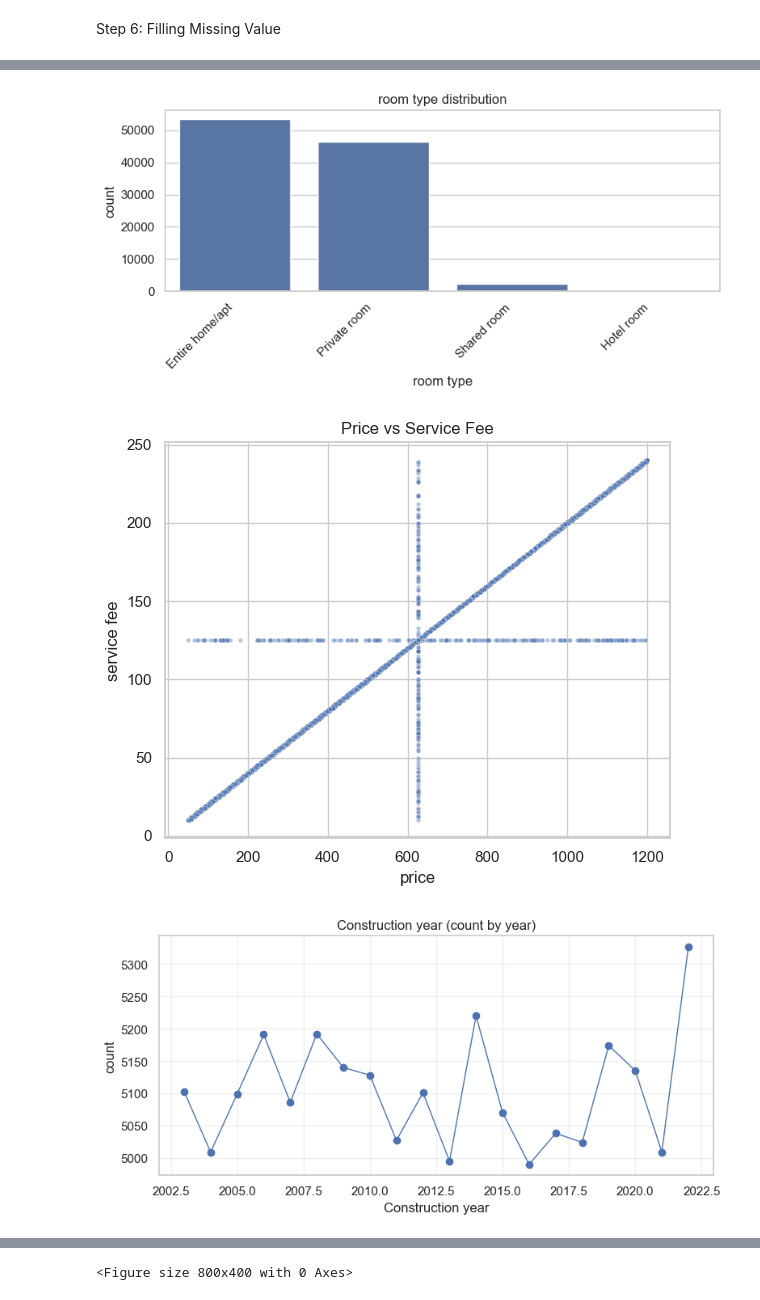
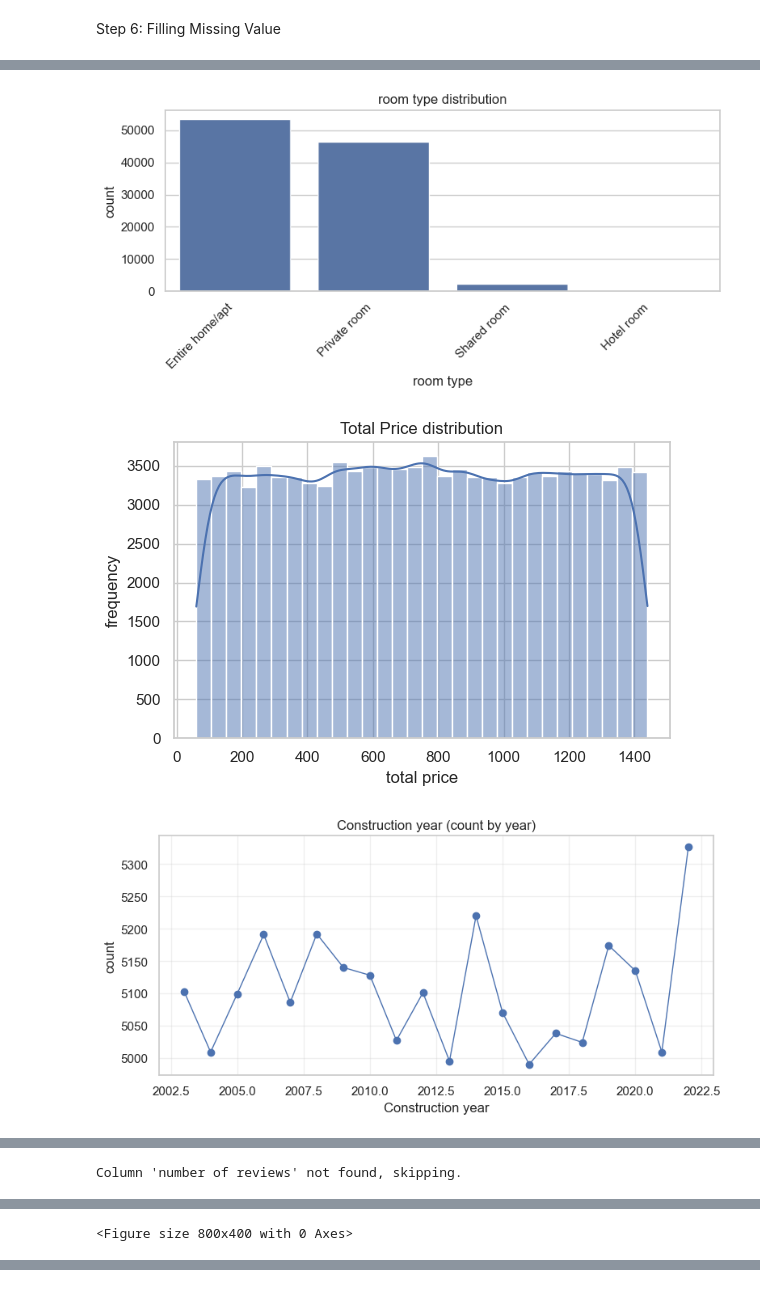
Before and after one commit to x-uaaan/T2530-Airbnb-Open-Data, a Jupyter notebook: data cleaning.ipynb, the cells around one changed output, grey strips where cells are left out. Drawn from its saved outputs; the diff is of its cells as text; code cells hidden in the pictures.

```diff
--- a/data cleaning.ipynb
+++ b/data cleaning.ipynb
@@ -87,5 +143,7 @@ for col in money_cols:
 # %%
 # Fix typos and standardize 'neighbourhood group'
+ng_col = "neighbourhood group"
+
 if ng_col in df.columns:
     ng_series = df[ng_col].astype("string")
     ng_clean_base = ng_series.str.strip()
@@ -180,0 +277,11 @@ missing_summary_after
+# %%
+# Add total price
+price_col = "price"
+fee_col = "service fee"
+if price_col in df.columns and fee_col in df.columns:
+    df[price_col] = pd.to_numeric(df[price_col], errors="coerce")
+    df[fee_col] = pd.to_numeric(df[fee_col], errors="coerce")
+    df["total price"] = df[price_col] + df[fee_col]
+    print("Created 'total price' as price + service fee")
+else:
+    print("Column 'price' or 'service fee' not found")
@@ -183,12 +292,18 @@ Step 7: Remove Unused Column
 # %%
 # Drop unused columns and save cleaned dataframe
 cols_to_drop = [
+    "id",
+    "host id",
     "NAME",
     "host name",
     "neighbourhood",
+    "price",
+    "service fee",
     "lat",
     "long",
     "country code",
+    "country",
+    "number of reviews",
     "last review",
     "house_rules",
     "license",
@@ -259,26 +378,28 @@ for col in categorical_cols:
     plt.tight_layout()
     plt.show()
 
-# Price vs service fee (combined view)
-price_col = "price"
-fee_col = "service fee"
-if price_col in viz_df.columns and fee_col in viz_df.columns:
-    price_series = pd.to_numeric(viz_df[price_col], errors="coerce")
-    fee_series = pd.to_numeric(viz_df[fee_col], errors="coerce")
-    valid_mask = price_series.notna() & fee_series.notna()
+# Total price distribution
+total_col = "total price"
+if total_col in viz_df.columns:
+    total_series = pd.to_numeric(viz_df[total_col], errors="coerce")
+elif price_col in viz_df.columns and fee_col in viz_df.columns:
+    total_series = price_series + fee_series
+else:
+    total_series = None
 
-    plt.figure(figsize=(6, 5))
+if total_series is not None:
+    plt.figure(figsize=(6, 4))
     if sns is not None:
-        sns.scatterplot(x=price_series[valid_mask], y=fee_series[valid_mask], s=10, alpha=0.4)
+        sns.histplot(total_series.dropna(), bins=30, kde=True)
     else:
-        plt.scatter(price_series[valid_mask], fee_series[valid_mask], s=10, alpha=0.4)
-    plt.title("Price vs Service Fee")
-    plt.xlabel("price")
-    plt.ylabel("service fee")
+        total_series.dropna().plot(kind="hist", bins=30)
+    plt.title("Total Price distribution")
+    plt.xlabel("total price")
+    plt.ylabel("frequency")
     plt.tight_layout()
     plt.show()
 else:
-    print("Price/service fee columns not found, skipping combined plot.")
+    print("Total price/price/service fee columns not found, skipping total price plot.")
 
 # Construction year
 line_df = cleaned_data if "cleaned_data" in globals() else df
@@ -329,33 +450,34 @@ for col in numeric_cols:
             counts.plot(kind="bar")
         plt.xticks(rotation=0)
         plt.title(f"{col} distribution")
         plt.xlabel(col)
         plt.ylabel("count")
         plt.tight_layout()
         plt.show()
         continue
 
     if sns is not None:
         sns.histplot(series.dropna(), bins=bins, kde=True)
     else:
         series.dropna().plot(kind="hist", bins=bins)
 
     if col == "reviews per month":
         plt.xlim(0, 13)
     if col == "calculated host listings count":
         plt.xlim(0, 100)
 
     plt.title(f"{col} distribution")
     plt.xlabel(col)
     plt.ylabel("frequency")
     plt.tight_layout()
     plt.show()
 # %% [output]
 [figure]
 [figure]
 [figure]
 [figure]
 [figure]
-[figure, old version]
+[figure, new version]
 [figure]
 [figure]
+Column 'number of reviews' not found, skipping.
@@ -362,0 +485 @@ for col in numeric_cols:
+<Figure size 800x400 with 0 Axes>
@@ -364 +486,0 @@ for col in numeric_cols:
-<Figure size 800x400 with 0 Axes>
```
Also changed, not shown: parts of 18 cells of this notebook, 2 other files.
